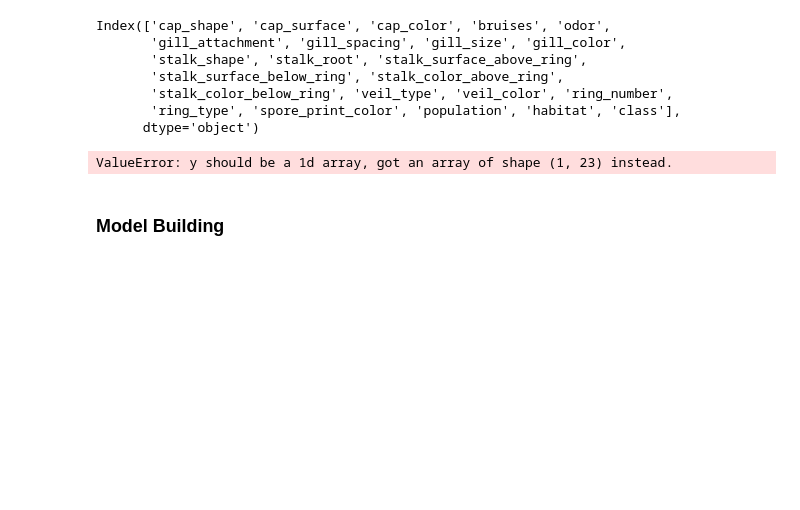
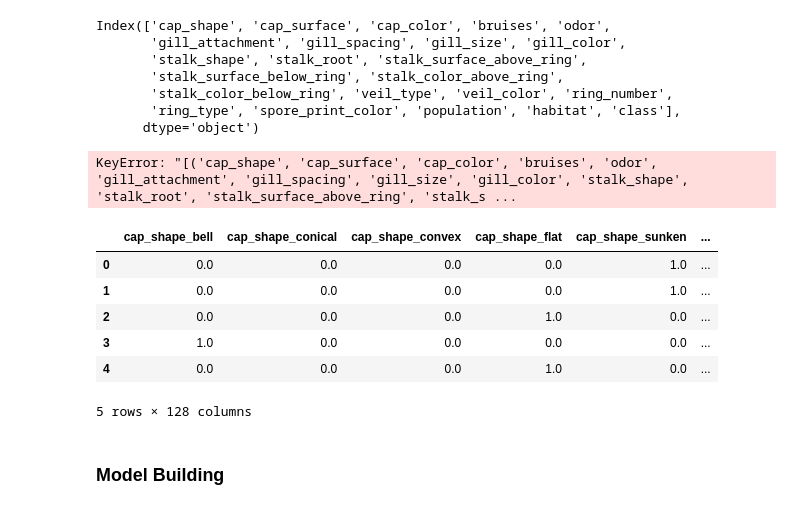
Before and after one commit to Smita2597/ds-repo, a Jupyter notebook: Assignment/Support Vector Machine.ipynb, the cells around one changed output. Cells and saved outputs as stored; diff of their text form; code cells hidden in the pictures; blank space fills up the shorter version.

```diff
--- a/Assignment/Support Vector Machine.ipynb
+++ b/Assignment/Support Vector Machine.ipynb
@@ -127,20 +127,25 @@ Index(['cap_shape', 'cap_surface', 'cap_color', 'bruises', 'odor',
        'stalk_color_below_ring', 'veil_type', 'veil_color', 'ring_number',
        'ring_type', 'spore_print_color', 'population', 'habitat', 'class'],
       dtype='object')
-# %%
-encoder = LabelEncoder()
-encoder.fit([cat_col])
-# %% [output]
-ValueError: y should be a 1d array, got an array of shape (1, 23) instead.
 # %%
-# ohe = OneHotEncoder(sparse_output=False)
-# cat_transformed = ohe.fit_transform(mushroom_df[cat_col])
+ohe = OneHotEncoder(sparse_output=False)
+cat_transformed = ohe.fit_transform(mushroom_df[cat_col])
 # %%
-# ohe_df = pd.DataFrame(cat_transformed,columns=ohe.get_feature_names_out())
-# ohe_df()
+ohe_df = pd.DataFrame(cat_transformed,columns=ohe.get_feature_names_out())
+ohe_df
+# %% [output]
+KeyError: "[('cap_shape', 'cap_surface', 'cap_color', 'bruises', 'odor', 'gill_attachment', 'gill_spacing', 'gill_size', 'gill_color', 'stalk_shape', 'stalk_root', 'stalk_surface_above_ring', 'stalk_s ...
 # %%
-# new_mushroom_df = ohe_df.join(mushroom_df)
-# new_mushroom_df.head()
+new_mushroom_df = ohe_df.join(mushroom_df.drop(cat_col,axis=1))
+new_mushroom_df.head()
+# %% [output]
+|  | cap_shape_bell | cap_shape_conical | cap_shape_convex | cap_shape_flat | cap_shape_sunken | ... |
+| 0 | 0.0 | 0.0 | 0.0 | 0.0 | 1.0 | ... |
+| 1 | 0.0 | 0.0 | 0.0 | 0.0 | 1.0 | ... |
+| 2 | 0.0 | 0.0 | 0.0 | 1.0 | 0.0 | ... |
+| 3 | 1.0 | 0.0 | 0.0 | 0.0 | 0.0 | ... |
+| 4 | 0.0 | 0.0 | 0.0 | 1.0 | 0.0 | ... |
+5 rows × 128 columns
 # %%
 # ## Scale numerical features
 # num_col = mushroom_df.select_dtypes('number').columns
```
Also changed, not shown: parts of 2 cells of this notebook, 3 other files.
